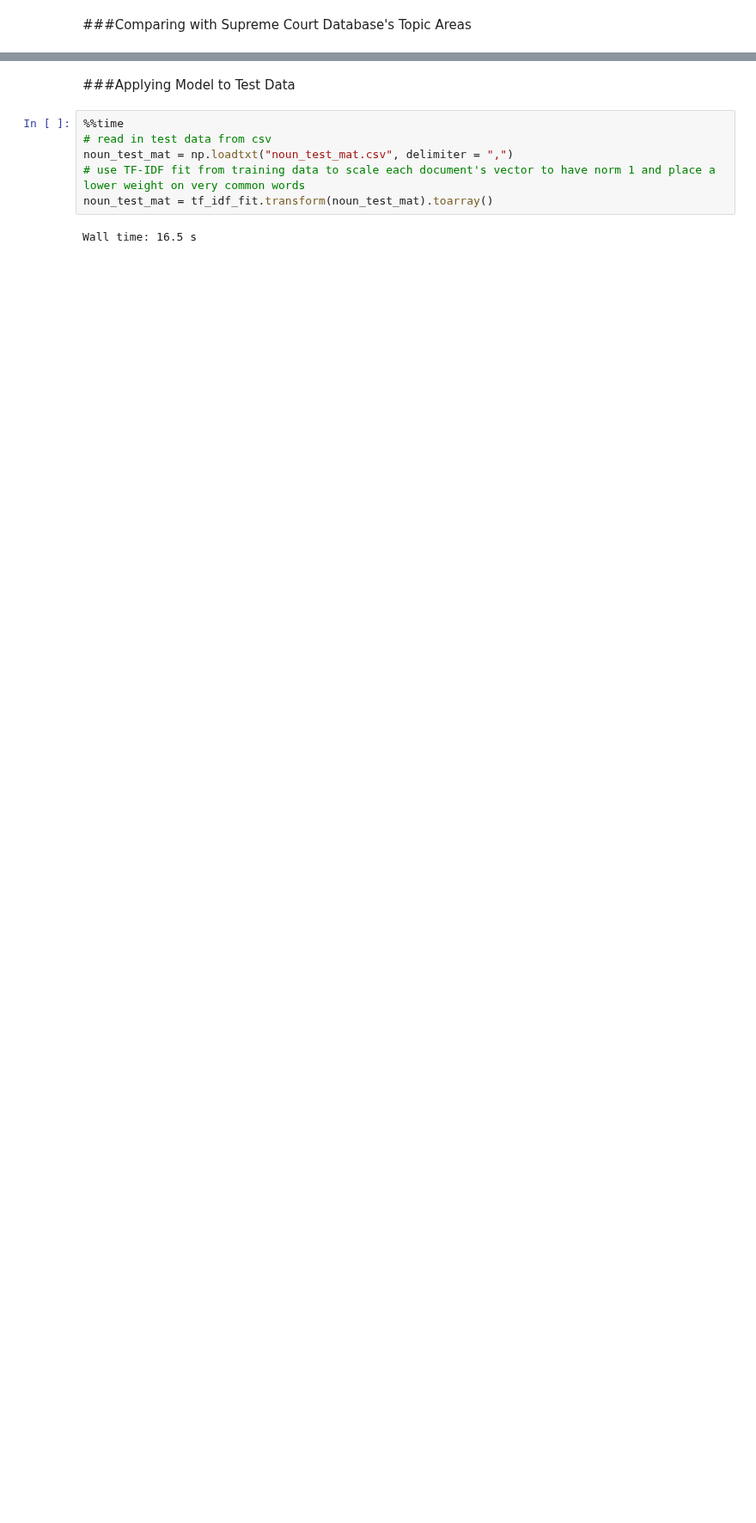
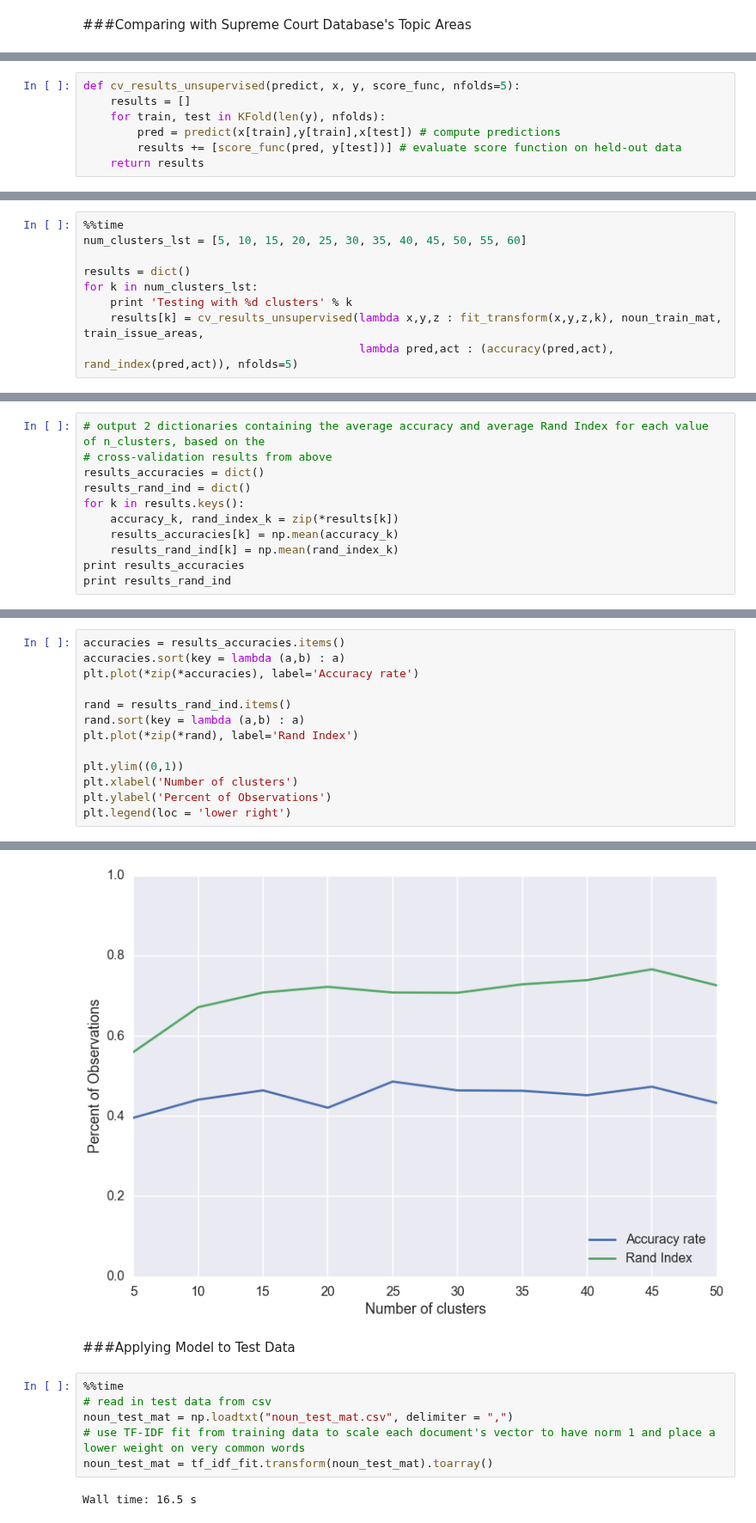
Before and after one commit to yunhanxu/cs109-project, a Jupyter notebook: k-means.ipynb, the cells around one changed output, grey strips where cells are left out. Shown at 86% size. Cells and saved outputs as stored; diff of their text form; blank space fills up the shorter version.

```diff
--- a/k-means.ipynb
+++ b/k-means.ipynb
@@ -191,0 +232,7 @@ Wall time: 2.07 s
+# %%
+def cv_results_unsupervised(predict, x, y, score_func, nfolds=5):
+    results = []
+    for train, test in KFold(len(y), nfolds):
+        pred = predict(x[train],y[train],x[test]) # compute predictions
+        results += [score_func(pred, y[test])] # evaluate score function on held-out data
+    return results
@@ -191,0 +257,9 @@ Wall time: 2.07 s
+# %%
+%%time
+num_clusters_lst = [5, 10, 15, 20, 25, 30, 35, 40, 45, 50, 55, 60]
+
+results = dict()
+for k in num_clusters_lst:
+    print 'Testing with %d clusters' % k
+    results[k] = cv_results_unsupervised(lambda x,y,z : fit_transform(x,y,z,k), noun_train_mat, train_issue_areas,
+                                         lambda pred,act : (accuracy(pred,act), rand_index(pred,act)), nfolds=5)
@@ -191,0 +271,11 @@ Wall time: 2.07 s
+# %%
+# output 2 dictionaries containing the average accuracy and average Rand Index for each value of n_clusters, based on the
+# cross-validation results from above
+results_accuracies = dict()
+results_rand_ind = dict()
+for k in results.keys():
+    accuracy_k, rand_index_k = zip(*results[k])
+    results_accuracies[k] = np.mean(accuracy_k)
+    results_rand_ind[k] = np.mean(rand_index_k)
+print results_accuracies
+print results_rand_ind
@@ -191,0 +285,14 @@ Wall time: 2.07 s
+# %%
+accuracies = results_accuracies.items()
+accuracies.sort(key = lambda (a,b) : a)
+plt.plot(*zip(*accuracies), label='Accuracy rate')
+
+rand = results_rand_ind.items()
+rand.sort(key = lambda (a,b) : a)
+plt.plot(*zip(*rand), label='Rand Index')
+
+plt.ylim((0,1))
+plt.xlabel('Number of clusters')
+plt.ylabel('Percent of Observations')
+plt.legend(loc = 'lower right')
+# %% [output]
@@ -192,3 +300,4 @@ Wall time: 2.07 s
+[figure, added]
 # %% [markdown]
 ###Applying Model to Test Data
 # %%
```
Also changed, not shown: parts of 44 cells of this notebook.
